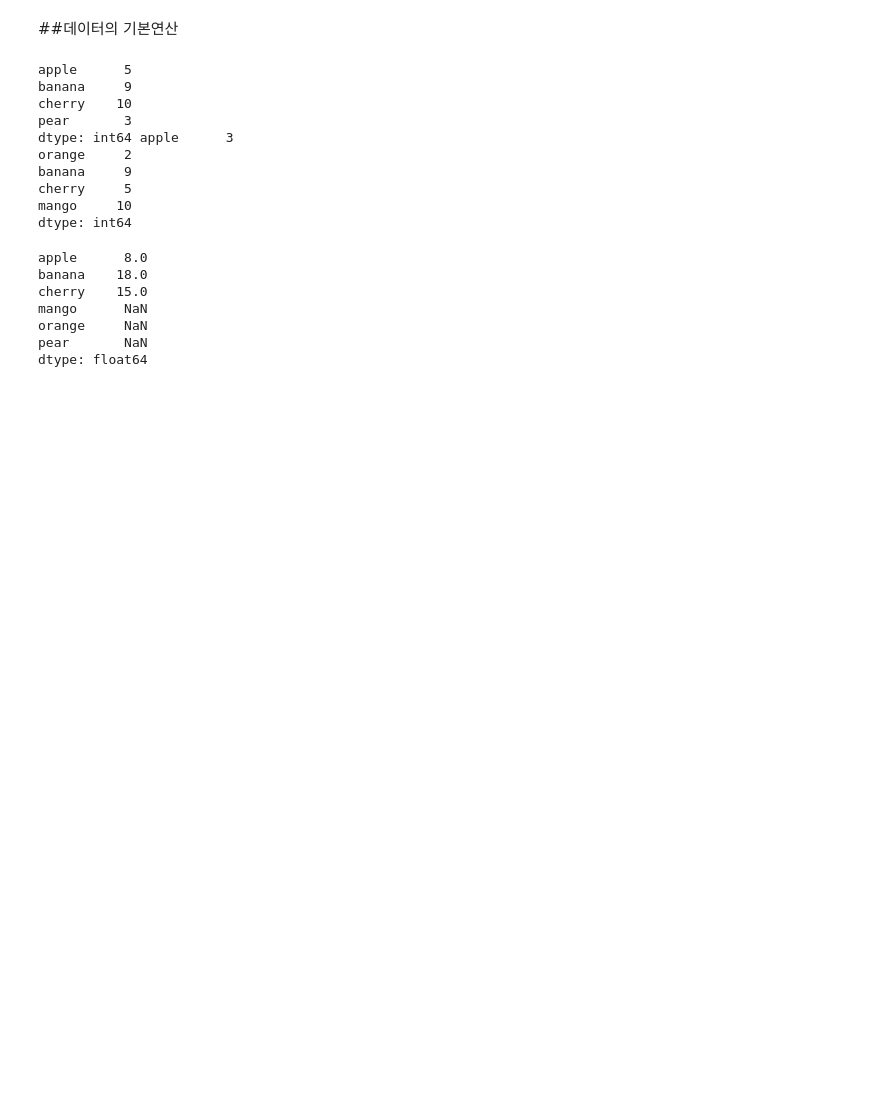
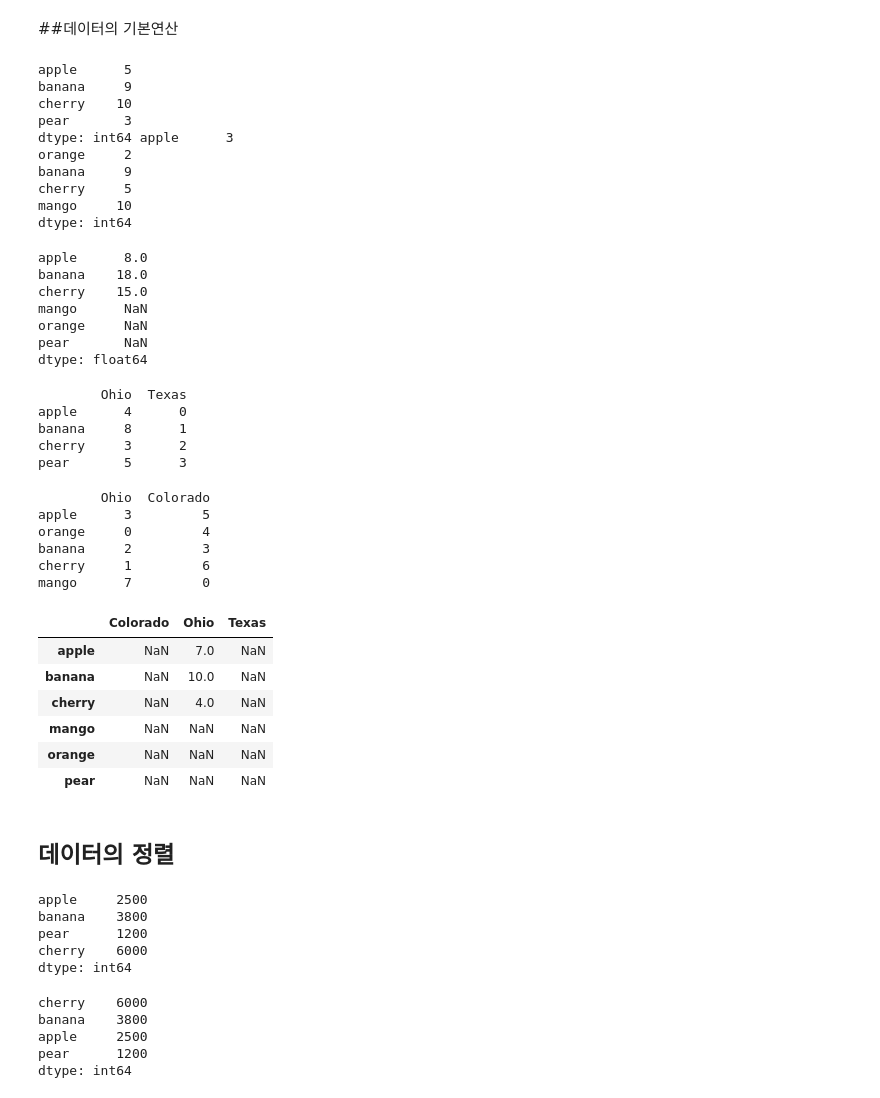
Before and after one commit to bignamu/python-AI, a Jupyter notebook: Pandas.ipynb, the cells around one changed output. Drawn from its saved outputs; the diff is of its cells as text; code cells hidden in the pictures; blank space fills up the shorter version.

```diff
--- a/Pandas.ipynb
+++ b/Pandas.ipynb
@@ -279,3 +279,40 @@ mango      NaN
 orange     NaN
 pear       NaN
 dtype: float64
+# %%
+fruitData1 = {'Ohio':[4,8,3,5],'Texas':[0,1,2,3]}
+fruitFrame1 = DataFrame(fruitData1,columns=['Ohio','Texas'],
+                        index = ['apple','banana','cherry','pear'])
+# %%
+fruitData2 = {'Ohio':(3,0,2,1,7),'Colorado':[5,4,3,6,0]}
+fruitFrame2 = DataFrame(fruitData2,columns=['Ohio','Colorado'],
+                        index = ['apple','orange','banana','cherry','mango'])
+# %%
+print(fruitFrame1)
+# %% [output]
+        Ohio  Texas
+apple      4      0
+banana     8      1
+cherry     3      2
+pear       5      3
+# %%
+print(fruitFrame2)
+# %% [output]
+        Ohio  Colorado
+apple      3         5
+orange     0         4
+banana     2         3
+cherry     1         6
+mango      7         0
+# %%
+fruitFrame1 + fruitFrame2
+# %% [output]
+|  | Colorado | Ohio | Texas |
+| apple | NaN | 7.0 | NaN |
+| banana | NaN | 10.0 | NaN |
+| cherry | NaN | 4.0 | NaN |
+| mango | NaN | NaN | NaN |
+| orange | NaN | NaN | NaN |
+| pear | NaN | NaN | NaN |
+# %% [markdown]
+## 데이터의 정렬
@@ -281,0 +322,16 @@ dtype: float64
+# %%
+fruit
+# %% [output]
+apple     2500
+banana    3800
+pear      1200
+cherry    6000
+dtype: int64
+# %%
+fruit.sort_values(ascending=False)
+# %% [output]
+cherry    6000
+banana    3800
+apple     2500
+pear      1200
+dtype: int64
```
Also changed, not shown: parts of 23 cells of this notebook.
